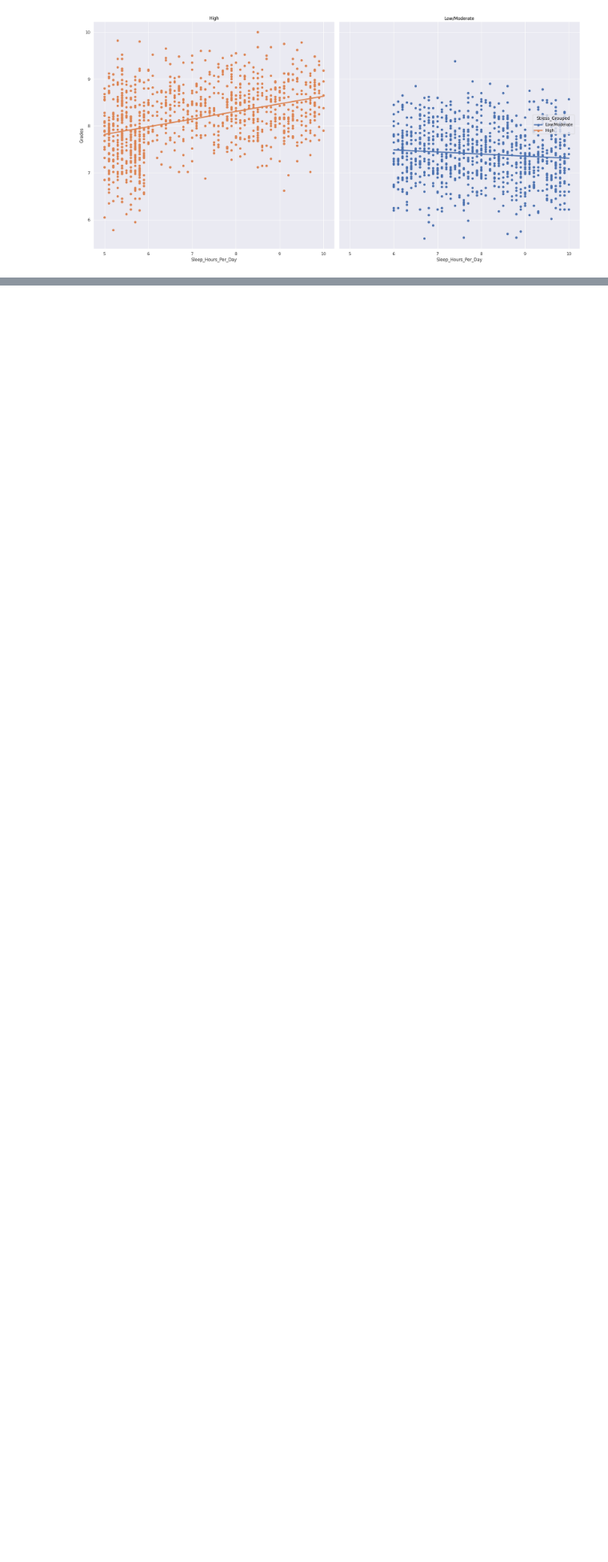
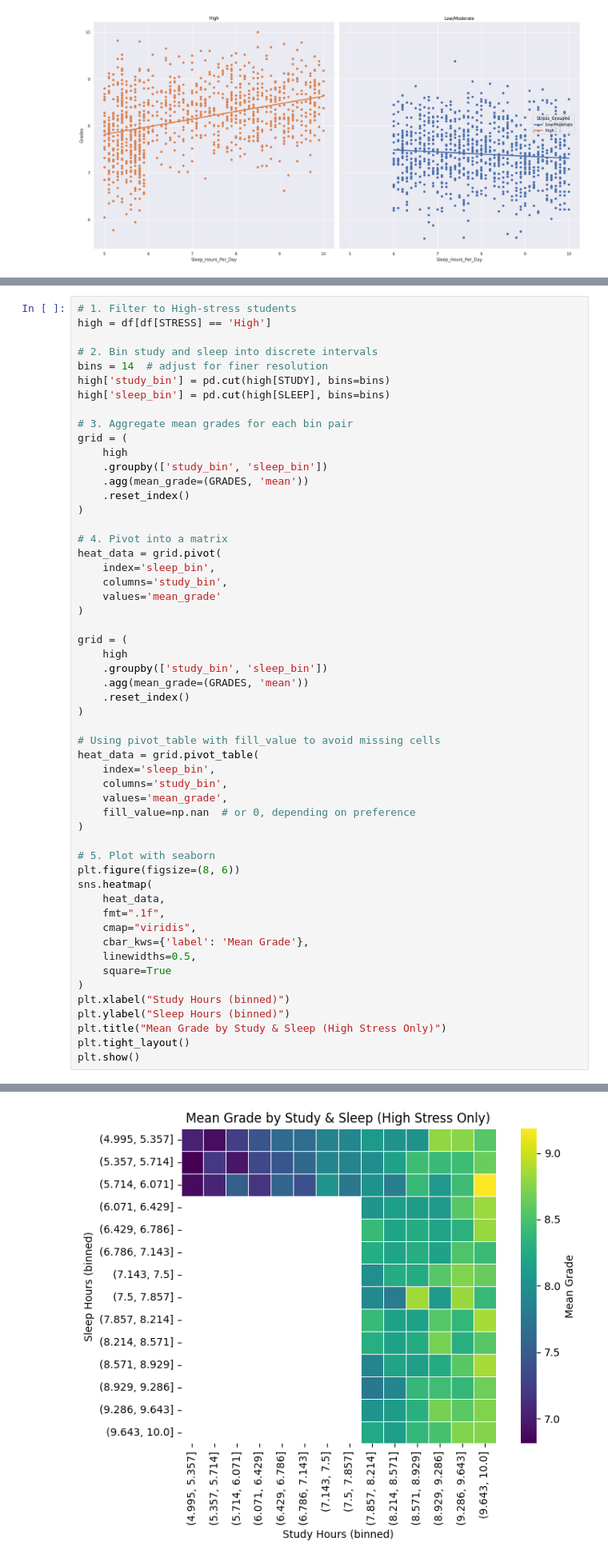
Before and after one commit to vramaiah/student-success-factors, a Jupyter notebook: student_success.ipynb, the cells around one changed output, grey strips where cells are left out. Shown at 80% size. Cells and saved outputs as stored; diff of their text form; blank space fills up the shorter version.

Commit message:
feat: Make carpet plot of sleep, study, and grade

```diff
--- a/student_success.ipynb
+++ b/student_success.ipynb
@@ -156,0 +159,55 @@ for x_axis, y_axis in [(STUDY, GRADES), (PHYSICAL, GRADES), (SLEEP, GRADES)]:
+# %%
+# 1. Filter to High-stress students
+high = df[df[STRESS] == 'High']
+
+# 2. Bin study and sleep into discrete intervals
+bins = 14  # adjust for finer resolution
+high['study_bin'] = pd.cut(high[STUDY], bins=bins)
+high['sleep_bin'] = pd.cut(high[SLEEP], bins=bins)
+
+# 3. Aggregate mean grades for each bin pair
+grid = (
+    high
+    .groupby(['study_bin', 'sleep_bin'])
+    .agg(mean_grade=(GRADES, 'mean'))
+    .reset_index()
+)
+
+# 4. Pivot into a matrix
+heat_data = grid.pivot(
+    index='sleep_bin',
+    columns='study_bin',
+    values='mean_grade'
+)
+
+grid = (
+    high
+    .groupby(['study_bin', 'sleep_bin'])
+    .agg(mean_grade=(GRADES, 'mean'))
+    .reset_index()
+)
+
+# Using pivot_table with fill_value to avoid missing cells
+heat_data = grid.pivot_table(
+    index='sleep_bin',
+    columns='study_bin',
+    values='mean_grade',
+    fill_value=np.nan  # or 0, depending on preference
+)
+
+# 5. Plot with seaborn
+plt.figure(figsize=(8, 6))
+sns.heatmap(
+    heat_data,
+    fmt=".1f",
+    cmap="viridis",
+    cbar_kws={'label': 'Mean Grade'},
+    linewidths=0.5,
+    square=True
+)
+plt.xlabel("Study Hours (binned)")
+plt.ylabel("Sleep Hours (binned)")
+plt.title("Mean Grade by Study & Sleep (High Stress Only)")
+plt.tight_layout()
+plt.show()
+# %% [output]
@@ -156,0 +224 @@ for x_axis, y_axis in [(STUDY, GRADES), (PHYSICAL, GRADES), (SLEEP, GRADES)]:
+[figure, added]
```
Also changed, not shown: parts of 3 cells of this notebook.
